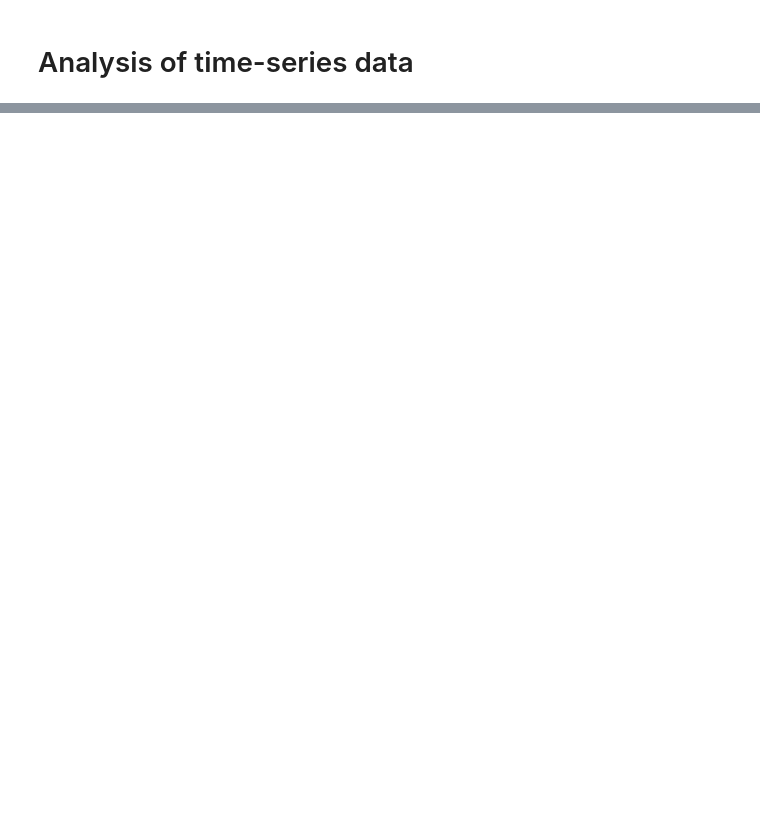
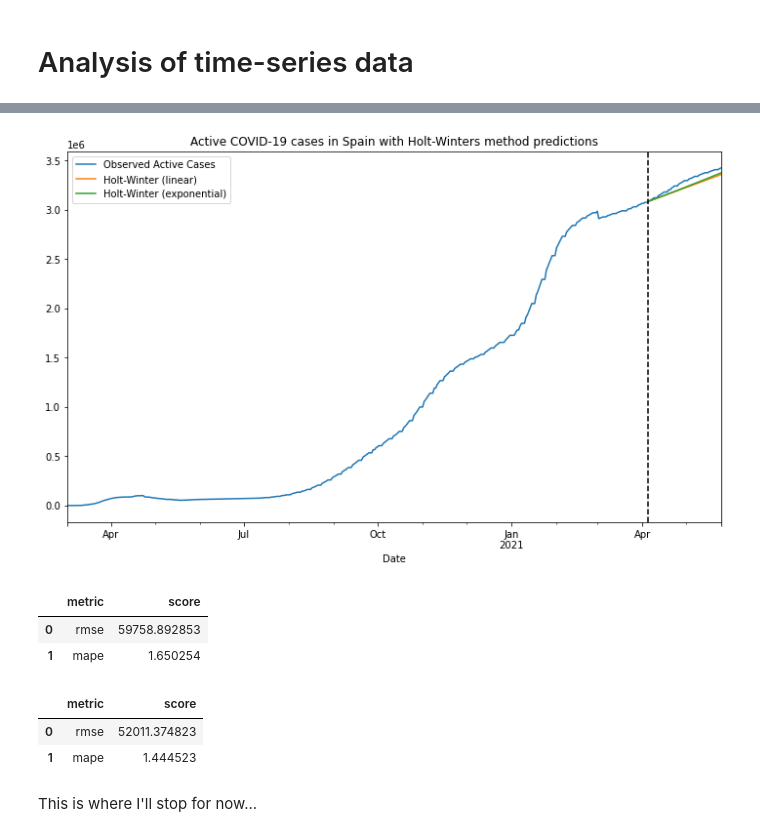
Before and after one commit to LukeAC/covid-analysis, a Jupyter notebook: COVID-EDA.ipynb, the cells around one changed output, grey strips where cells are left out. Saved outputs shown, nothing was run; the diff lists cells and outputs as text; code cells hidden in the pictures; blank space fills up the shorter version.

```diff
--- a/COVID-EDA.ipynb
+++ b/COVID-EDA.ipynb
@@ -118,0 +160,29 @@ The p-value here suggests we can reject the null hypothesis of the Augmented Dic
+# %%
+lin_forecast, exp_forecast = holt(train_data[CASE_TYPE], forecast_period=PRED_WINDOW);
+# %%
+fig, ax = plt.subplots()
+
+pd.concat([train_data, test_data])[CASE_TYPE].plot(ax=ax, label=f"Observed {CASE_TYPE} Cases", legend=True)
+lin_forecast.plot(ax=ax, label="Holt-Winter (linear)", legend=True)
+exp_forecast.plot(ax=ax, label="Holt-Winter (exponential)", legend=True)
+ax.axvline(x=train_data.index[TRAIN_SIZE-1], color='k', linestyle='--')
+
+ax.set_title(f"COVID-19 cases ({CASE_TYPE}) in {COUNTRY} with Holt-Winters method predictions")
+fig.figure.set_figheight(7)
+fig.figure.set_figwidth(12)
+# %% [output]
+[figure, added]
+# %%
+evaluate_model(test_data[CASE_TYPE], lin_forecast)
+# %% [output]
+|  | metric | score |
+| 0 | rmse | 59758.892853 |
+| 1 | mape | 1.650254 |
+# %%
+evaluate_model(test_data[CASE_TYPE], exp_forecast)
+# %% [output]
+|  | metric | score |
+| 0 | rmse | 52011.374823 |
+| 1 | mape | 1.444523 |
+# %% [markdown]
+This is where I'll stop for now...
```
Also changed, not shown: parts of 23 cells of this notebook, 5 other files.
